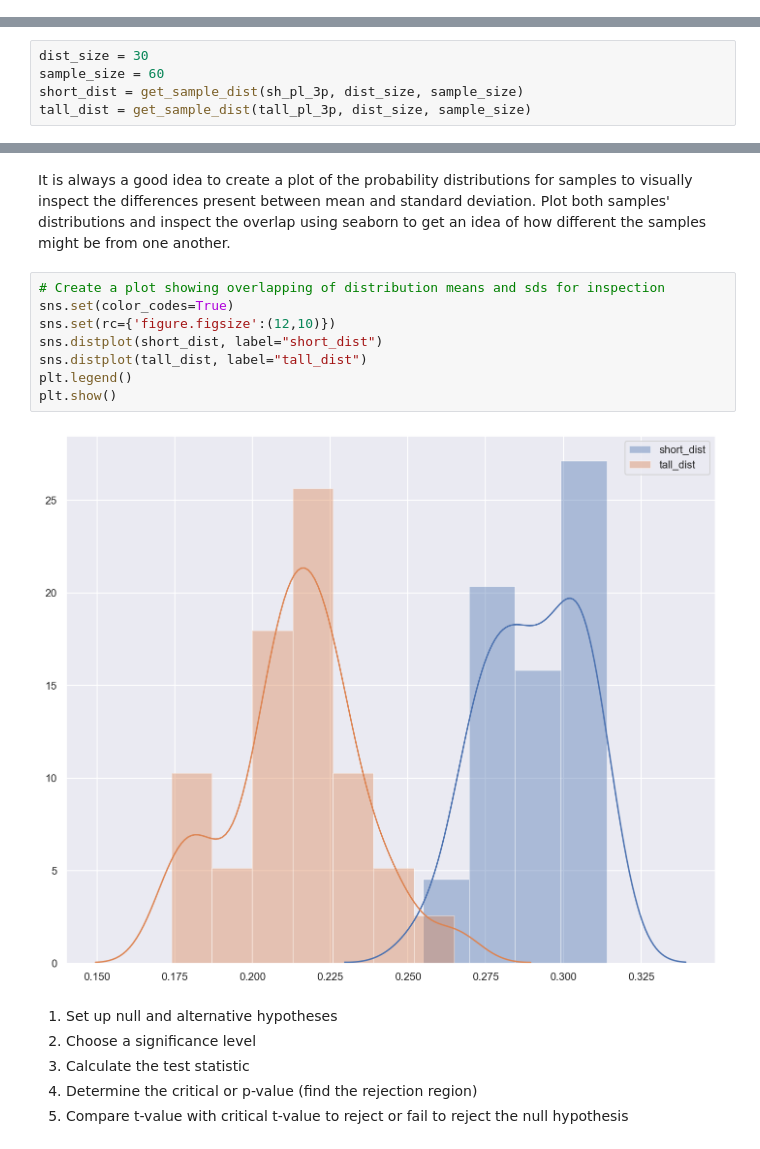
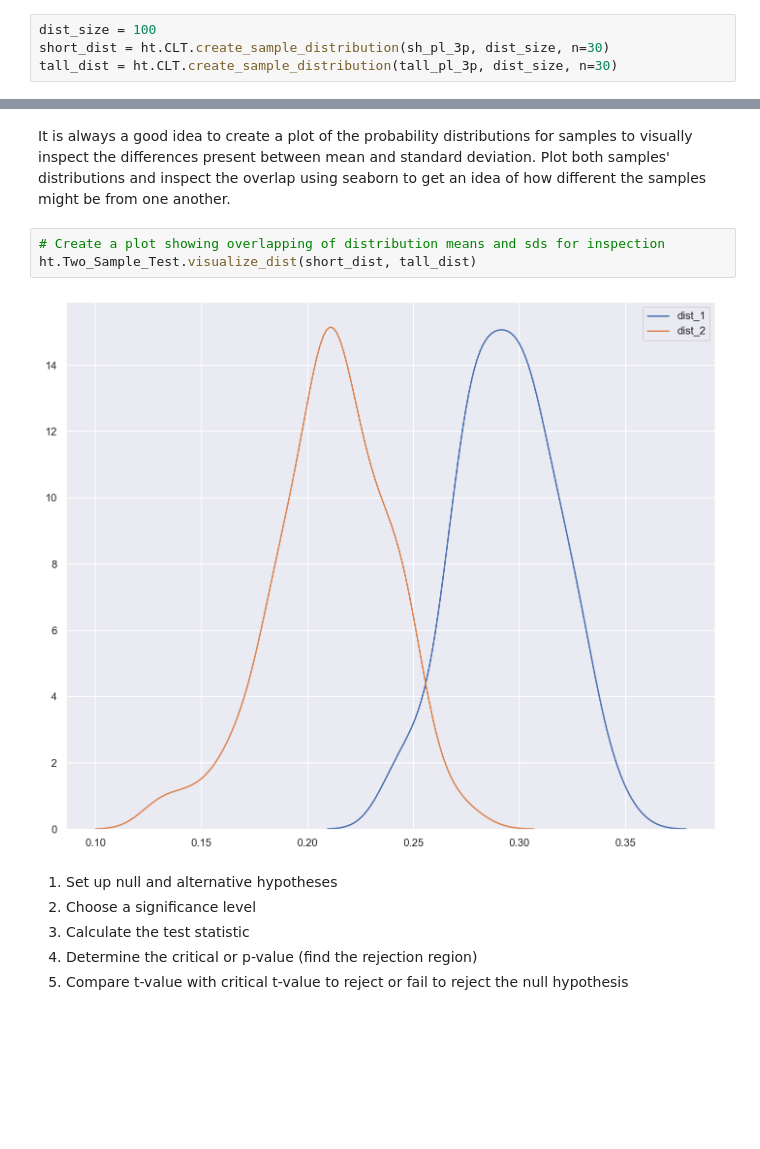
Before and after one commit to DanBaumann/NBA-Hypothesis-Tests, a Jupyter notebook: Sez/short-tall_players_3P.ipynb, the cells around one changed output, grey strips where cells are left out. Cells and saved outputs as stored; diff of their text form; blank space fills up the shorter version.

Commit message:
Sez adding final changes on the hypothessis tests and python  library

```diff
--- a/Sez/short-tall_players_3P.ipynb
+++ b/Sez/short-tall_players_3P.ipynb
@@ -96,0 +57,4 @@ test_samp_dist[:5]
+# %%
+dist_size = 100
+short_dist = ht.CLT.create_sample_distribution(sh_pl_3p, dist_size, n=30)
+tall_dist = ht.CLT.create_sample_distribution(tall_pl_3p, dist_size, n=30)
@@ -98,8 +68,3 @@ test_samp_dist[:5]
 # Visualizations of Sample Distributions
 # %% [markdown]
 We will create sample distributions for 3P% of both short players and tall players
-# %%
-dist_size = 30
-sample_size = 60
-short_dist = get_sample_dist(sh_pl_3p, dist_size, sample_size)
-tall_dist = get_sample_dist(tall_pl_3p, dist_size, sample_size)
@@ -133,14 +82,9 @@ NormaltestResult(statistic=0.3643058416244682, pvalue=0.8334738751679724)
 It is always a good idea to create a plot of the probability distributions for samples to visually inspect the differences present between mean and standard deviation. Plot both samples' distributions and inspect the overlap using seaborn to get an idea of how different the samples might be from one another.
 # %%
 # Create a plot showing overlapping of distribution means and sds for inspection
-sns.set(color_codes=True)
-sns.set(rc={'figure.figsize':(12,10)})
-sns.distplot(short_dist, label="short_dist")
-sns.distplot(tall_dist, label="tall_dist")
-plt.legend()
-plt.show()
+ht.Two_Sample_Test.visualize_dist(short_dist, tall_dist)
 # %% [output]
-[figure, old version]
+[figure, new version]
 # %% [markdown]
 1) Set up null and alternative hypotheses
 2) Choose a significance level
```
Also changed, not shown: parts of 31 cells of this notebook, 3 other files.
